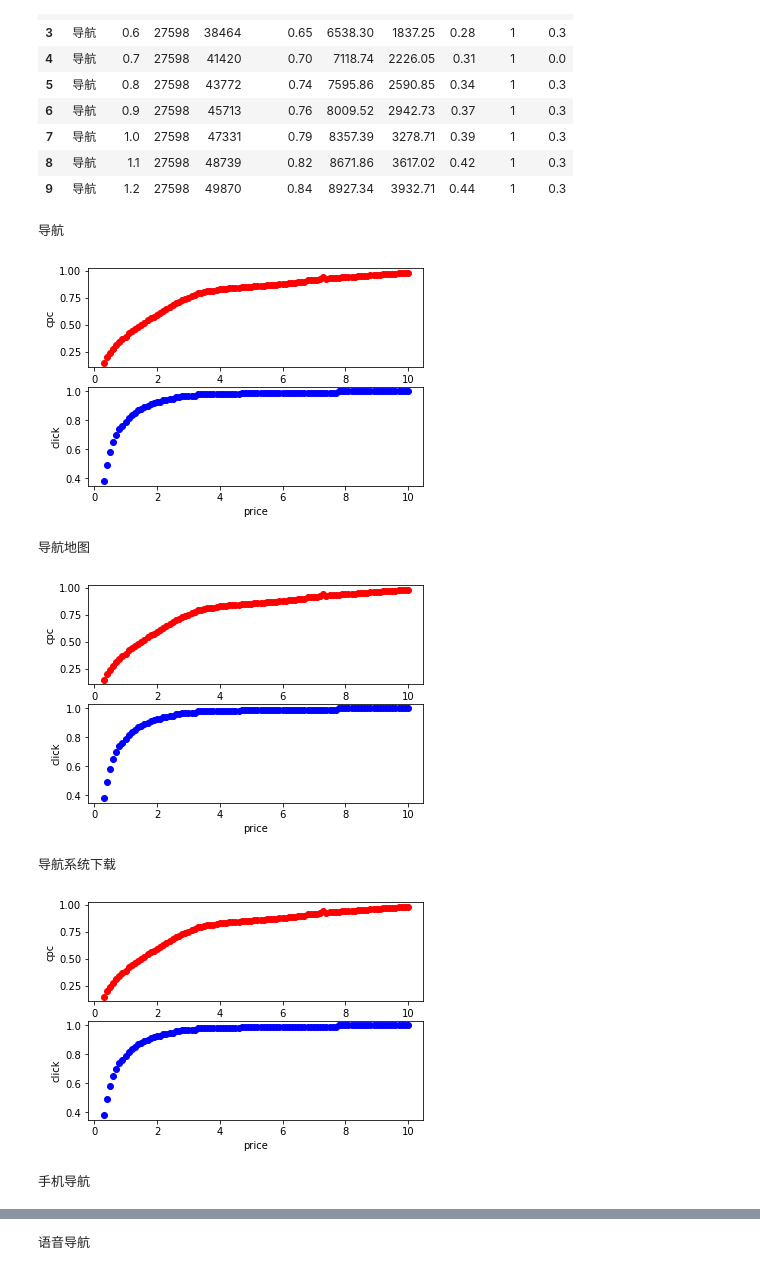
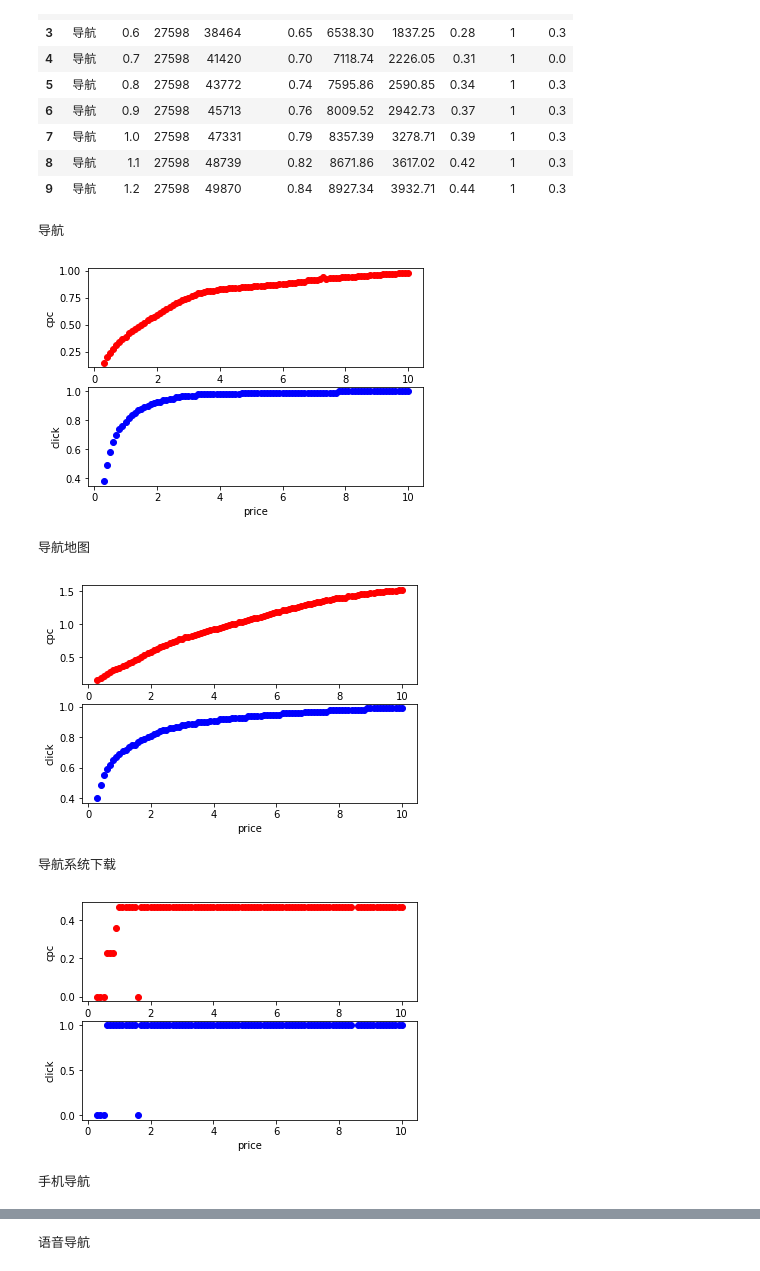
Before and after one commit to solaris-meng/test, a Jupyter notebook: test_baidu_prediction_api.ipynb, the cells around one changed output, grey strips where cells are left out. Cells and saved outputs as stored; diff of their text form; code cells hidden in the pictures.

```diff
--- a/test_baidu_prediction_api.ipynb
+++ b/test_baidu_prediction_api.ipynb
@@ -31,27 +31,27 @@ df.head(10)
 # %%
 words = ['导航', '导航地图', '导航系统下载', '手机导航', '语音导航']
 
 for word in words:
     print(word)
     new = df[df.word == word]
 
     plt.subplot(211)
     plt.xlabel('price')
     plt.ylabel('cpc')
     plt.plot(new['price'], new['CPC'], 'ro')
 
     plt.subplot(212)
     plt.xlabel('price')
     plt.ylabel('click')
-    plt.plot(df['price'], new['showRate'], 'bo')
+    plt.plot(new['price'], new['showRate'], 'bo')
     #plt.plot(df['price'], df['cost'], 'ro')
     #plt.plot(df['show'])
     plt.show()
 # %% [output]
 导航
 [figure]
 导航地图
-[figure, old version]
+[figure, new version]
 导航系统下载
-[figure, old version]
+[figure, new version]
 手机导航
```
Also changed, not shown: parts of 1 cell of this notebook.
